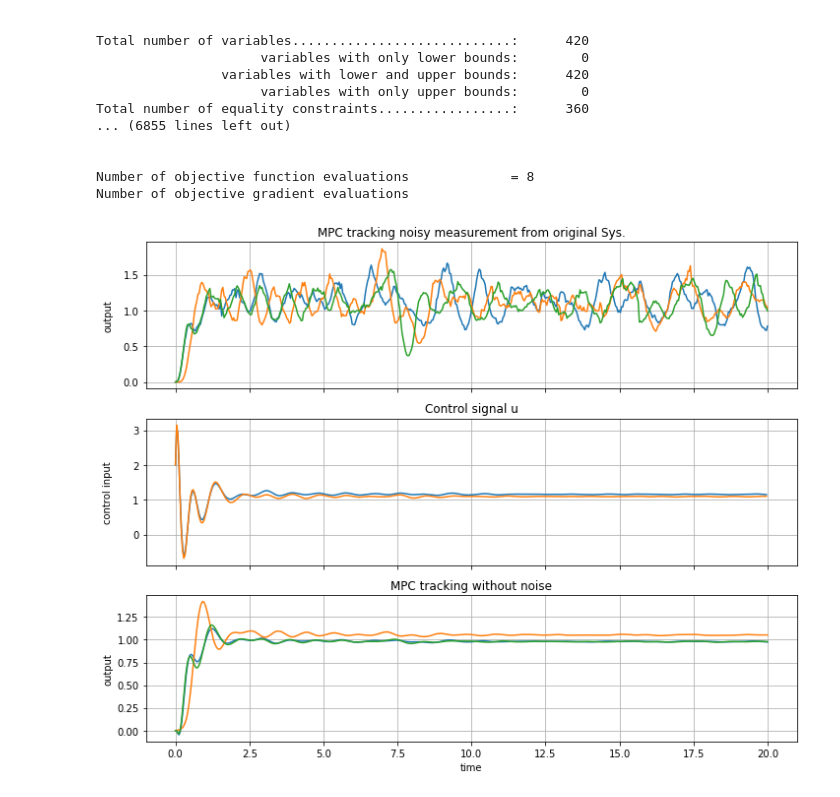
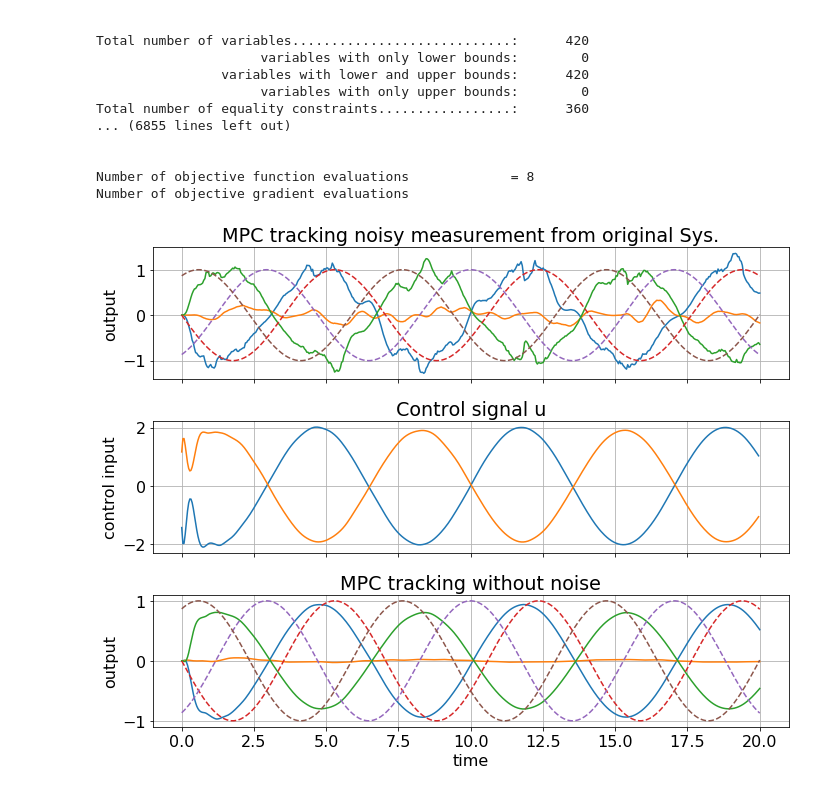
Before and after one commit to JonasPflaume/control_projects, a Jupyter notebook: code/Simutaneous_approach.ipynb, the cells around one changed output. Cells and saved outputs as stored; diff of their text form; code cells hidden in the pictures.

```diff
--- a/code/Simutaneous_approach.ipynb
+++ b/code/Simutaneous_approach.ipynb
@@ -255,6 +255,15 @@ N_sim = 500 # total simulation step
 time = np.linspace(0, 20, num=N_sim)
 #################################### compensate for the last time step for 13 units shape:(3, 513)
 REFERENCE = np.ones((ny,N_sim+N-1))
+
+# constant tracking
+#REFERENCE[:,150:] = 2
+#REFERENCE[:,400:] = 1
+
+# trigonometric tracking
+REFERENCE[0,:] = np.array(np.sin(np.linspace(-3*np.pi, 3*np.pi, N_sim+N-1))).T
+REFERENCE[1,:] = np.array(np.sin(np.linspace(-3*np.pi+2*np.pi/3, 3*np.pi+2*np.pi/3, N_sim+N-1))).T
+REFERENCE[2,:] = np.array(np.sin(np.linspace(-3*np.pi+2*2*np.pi/3, 3*np.pi+2*2*np.pi/3, N_sim+N-1))).T
 #################################### reference change test
 # %%
 %%time
@@ -346,32 +355,34 @@ res_y = np.array(y_res)
 
 y0 = np.zeros((ny,1))
 res_y_withoutnoise = [y0]
 for n in range(len(time)-1):
     temp = (Cb@res_x_T[:,n]).reshape(Cb.shape[0],1) + (Dr@res_u[n,:]).reshape(Cb.shape[0],1)
     res_y_withoutnoise.append(temp)
 res_y_withoutnoise = np.array(res_y_withoutnoise).reshape(len(time),Cb.shape[0])
 
 
 fig, ax = plt.subplots(3,1, figsize=(10,8), sharex=True)
 ax[0].plot(time,res_y)
+ax[0].plot(time,REFERENCE.T[:N_sim], '--')
 ax[0].set_title('MPC tracking noisy measurement from original Sys.')
 ax[0].set_ylabel('output')
 ax[0].grid()
 
 ax[1].set_title('Control signal u')
 ax[1].plot(time[:-1],res_u)
 ax[1].set_ylabel('control input')
 ax[1].grid()
 
 ax[2].plot(time,res_y_withoutnoise)
+ax[2].plot(time,REFERENCE.T[:N_sim], '--')
 ax[2].set_title('MPC tracking without noise')
 ax[2].set_xlabel('time')
 ax[2].set_ylabel('output')
 ax[2].grid()
 
 fig.align_ylabels()
 fig.tight_layout()
 
-plt.savefig('Step_response',dpi=250)
+plt.savefig('constant',dpi=250)
 # %% [output]
-[figure, old version]
+[figure, new version]
```
Also changed, not shown: parts of 2 cells of this notebook, 10 other files.
